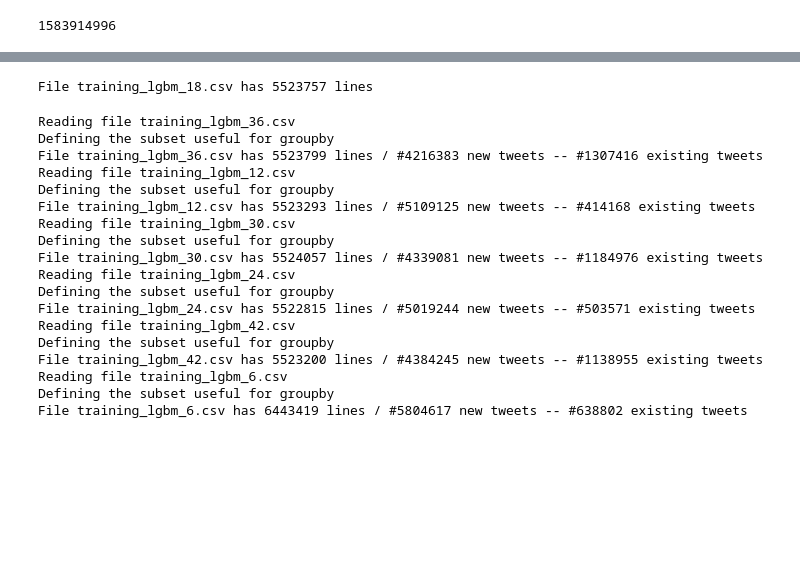
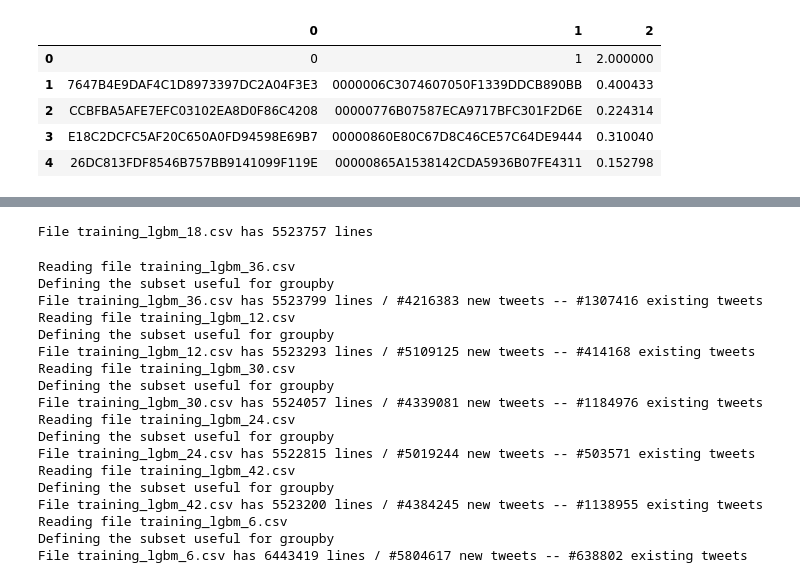
Before and after one commit to andreafiandro/recsys2020, a Jupyter notebook: EDA.ipynb, the cells around one changed output, grey strips where cells are left out. Saved outputs shown, nothing was run; the diff lists cells and outputs as text; code cells hidden in the pictures; blank space fills up the shorter version.

```diff
--- a/EDA.ipynb
+++ b/EDA.ipynb
@@ -1,8 +1,13 @@
 # %%
 import pandas as pd
 import os
-# %%
-import time
-int(time.time())
-# %% [output]
-1583914996
+# %%
+df_sub = pd.read_csv('prediction_Like.csv', header=None)
+df_sub.head()
+# %% [output]
+|  | 0 | 1 | 2 |
+| 0 | 0 | 1 | 2.000000 |
+| 1 | 7647B4E9DAF4C1D8973397DC2A04F3E3 | 0000006C3074607050F1339DDCB890BB | 0.400433 |
+| 2 | CCBFBA5AFE7EFC03102EA8D0F86C4208 | 00000776B07587ECA9717BFC301F2D6E | 0.224314 |
+| 3 | E18C2DCFC5AF20C650A0FD94598E69B7 | 00000860E80C67D8C46CE57C64DE9444 | 0.310040 |
+| 4 | 26DC813FDF8546B757BB9141099F119E | 00000865A1538142CDA5936B07FE4311 | 0.152798 |
```
Also changed, not shown: parts of 2 cells of this notebook, 1 other file.
